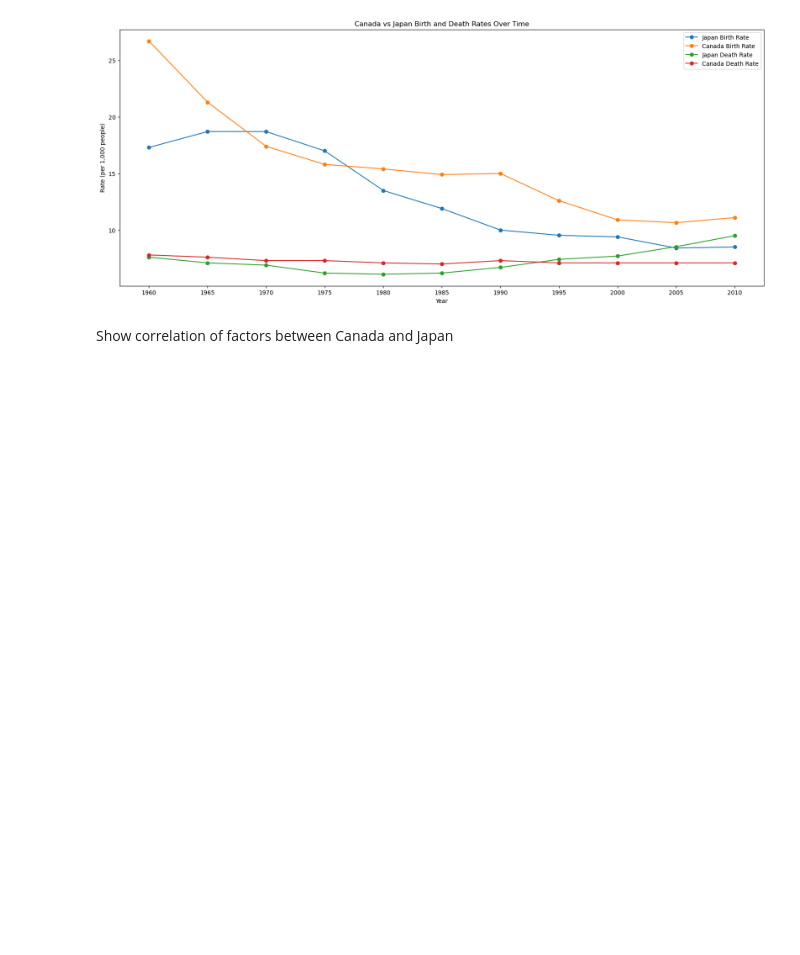
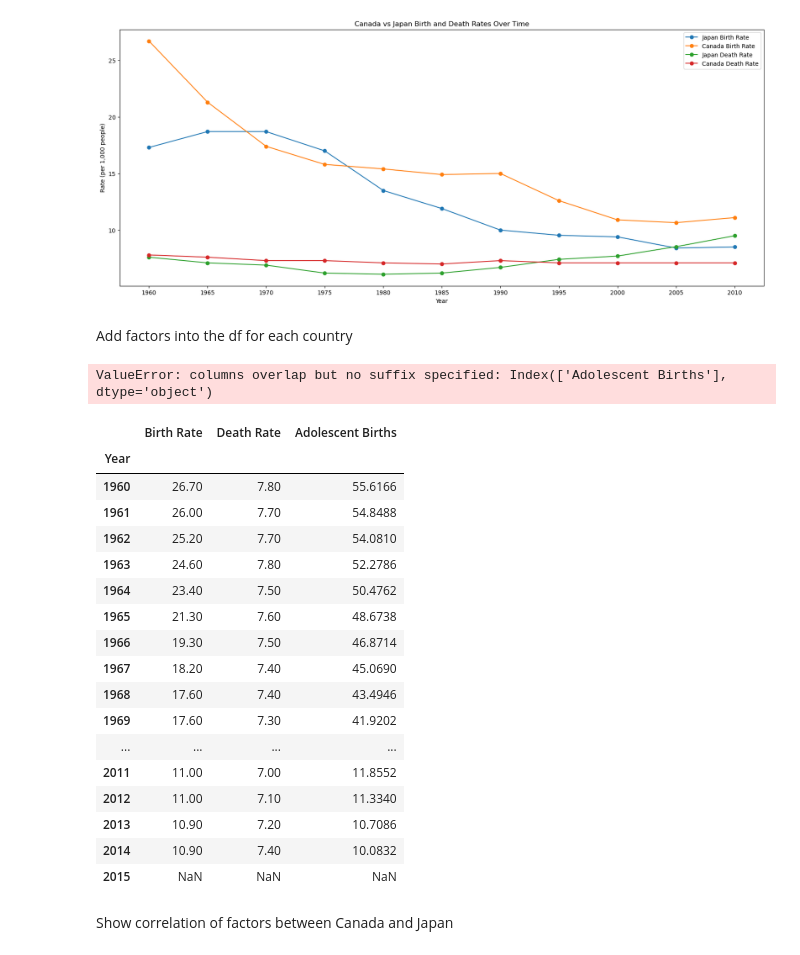
Before and after one commit to TolsonA/Group_3, a Jupyter notebook: Austins_temp_file.ipynb, the cells around one changed output. Cells and saved outputs as stored; diff of their text form; code cells hidden in the pictures; blank space fills up the shorter version.

```diff
--- a/Austins_temp_file.ipynb
+++ b/Austins_temp_file.ipynb
@@ -127,5 +127,42 @@ plt.legend()
 plt.show()
 # %% [output]
 [figure]
+# %% [markdown]
+Add factors into the df for each country
+# %%
+adolescent_births_japan = df_japan[df_japan['Indicator Name'] == 'Adolescent fertility rate (births per 1,000 women ages 15-19)'].iloc[:, 5:].T
+adolescent_births_japan.columns = ['Adolescent Births']
+adolescent_births_japan.index.name = 'Year'
+combined_data_japan = combined_data_japan.join(adolescent_births_japan)
+combined_data_japan.index = combined_data_japan.index
+combined_data_japan
+# %% [output]
+ValueError: columns overlap but no suffix specified: Index(['Adolescent Births'], dtype='object')
+# %%
+adolescent_births_canada = df_canada[df_canada['Indicator Name'] == 'Adolescent fertility rate (births per 1,000 women ages 15-19)'].iloc[:, 5:].T
+adolescent_births_canada.columns = ['Adolescent Births']
+adolescent_births_canada.index.name = 'Year'
+combined_data_canada = combined_data_canada.join(adolescent_births_canada)
+combined_data_canada.index = combined_data_canada.index
+combined_data_canada
+# %% [output]
+|  | Birth Rate | Death Rate | Adolescent Births |
+| Year |  |  |  |
+| 1960 | 26.70 | 7.80 | 55.6166 |
+| 1961 | 26.00 | 7.70 | 54.8488 |
+| 1962 | 25.20 | 7.70 | 54.0810 |
+| 1963 | 24.60 | 7.80 | 52.2786 |
+| 1964 | 23.40 | 7.50 | 50.4762 |
+| 1965 | 21.30 | 7.60 | 48.6738 |
+| 1966 | 19.30 | 7.50 | 46.8714 |
+| 1967 | 18.20 | 7.40 | 45.0690 |
+| 1968 | 17.60 | 7.40 | 43.4946 |
+| 1969 | 17.60 | 7.30 | 41.9202 |
+| ... | ... | ... | ... |
+| 2011 | 11.00 | 7.00 | 11.8552 |
+| 2012 | 11.00 | 7.10 | 11.3340 |
+| 2013 | 10.90 | 7.20 | 10.7086 |
+| 2014 | 10.90 | 7.40 | 10.0832 |
+| 2015 | NaN | NaN | NaN |
 # %% [markdown]
 Show correlation of factors between Canada and Japan
```
Also changed, not shown: parts of 1 cell of this notebook.
